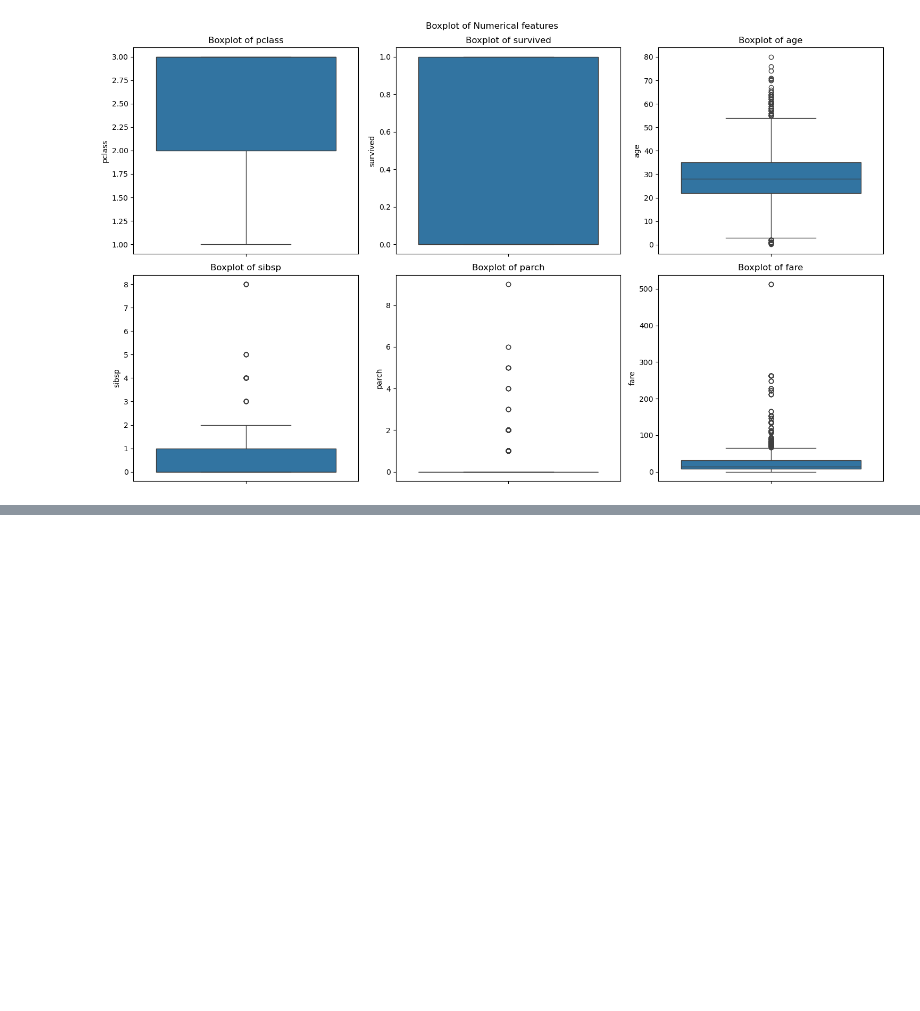
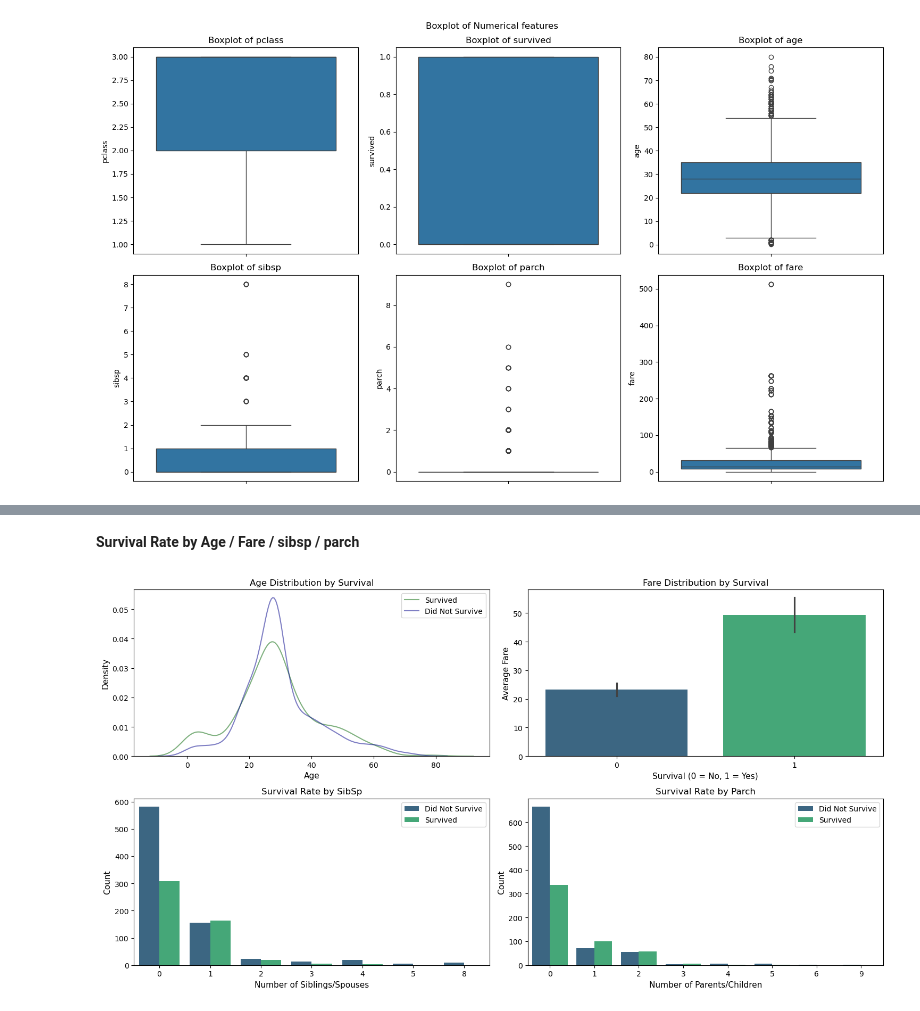
Before and after one commit to danisharain12/Exploratory-Data-Analysis-Projects, a Jupyter notebook: EDA_on_Titanic_Dataset/EDA_on_Titanic_Dataset.ipynb, the cells around one changed output, grey strips where cells are left out. Saved outputs shown, nothing was run; the diff lists cells and outputs as text; code cells hidden in the pictures; blank space fills up the shorter version.

```diff
--- a/EDA_on_Titanic_Dataset/EDA_on_Titanic_Dataset.ipynb
+++ b/EDA_on_Titanic_Dataset/EDA_on_Titanic_Dataset.ipynb
@@ -254,0 +340,41 @@ plt.show()
+# %% [markdown]
+**Survival Rate by Age / Fare / sibsp / parch**
+# %%
+plt.figure(figsize=(15,8))
+
+# Survival by Age (KDE Plot)
+plt.subplot(2, 2, 1)
+sns.kdeplot(df[df['survived'] == 1]['age'], label="Survived", color="darkgreen", alpha=0.5)
+sns.kdeplot(df[df['survived'] == 0]['age'], label="Did Not Survive", color="darkblue", alpha=0.5)
+plt.title("Age Distribution by Survival", fontsize=12)
+plt.xlabel("Age", fontsize=11)
+plt.ylabel("Density", fontsize=11)
+plt.legend()
+
+# Survival by Fare (Bar Plot)
+plt.subplot(2, 2, 2)
+sns.barplot(data=df, x='survived', y='fare', hue=None, palette='viridis')
+plt.title("Fare Distribution by Survival", fontsize=12)
+plt.xlabel("Survival (0 = No, 1 = Yes)", fontsize=11)
+plt.ylabel("Average Fare", fontsize=11)
+
+# Survival by SibSp (Count Plot)
+plt.subplot(2, 2, 3)
+sns.countplot(data=df, x='sibsp', hue='survived', palette='viridis')
+plt.title("Survival Rate by SibSp", fontsize=12)
+plt.xlabel("Number of Siblings/Spouses", fontsize=11)
+plt.ylabel("Count", fontsize=11)
+plt.legend(["Did Not Survive", "Survived"])
+
+# Survival by Parch (Count Plot)
+plt.subplot(2, 2, 4)
+sns.countplot(data=df, x='parch', hue='survived', palette='viridis')
+plt.title("Survival Rate by Parch", fontsize=12)
+plt.xlabel("Number of Parents/Children", fontsize=11)
+plt.ylabel("Count", fontsize=11)
+plt.legend(["Did Not Survive", "Survived"])
+
+plt.tight_layout()
+plt.show()
+# %% [output]
+[figure, added]
```
Also changed, not shown: parts of 40 cells of this notebook.
